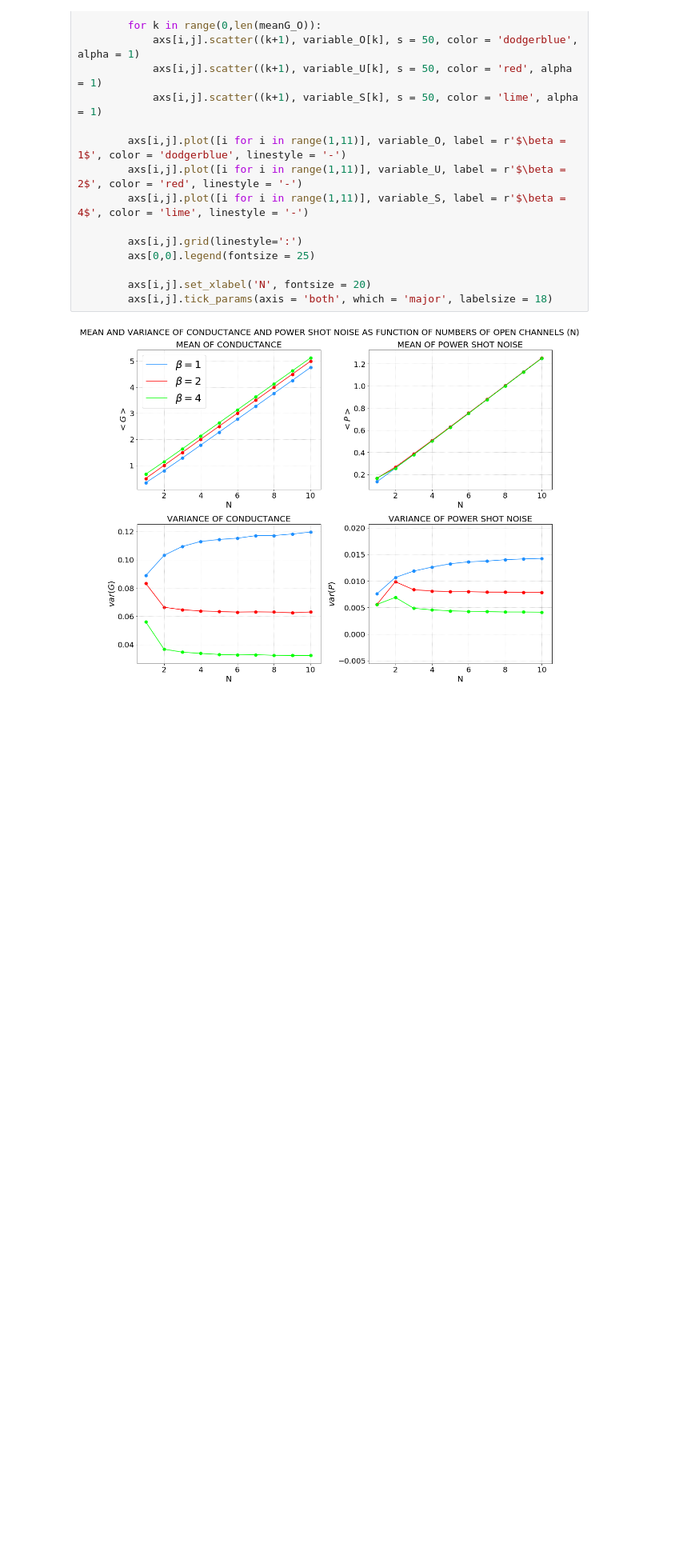
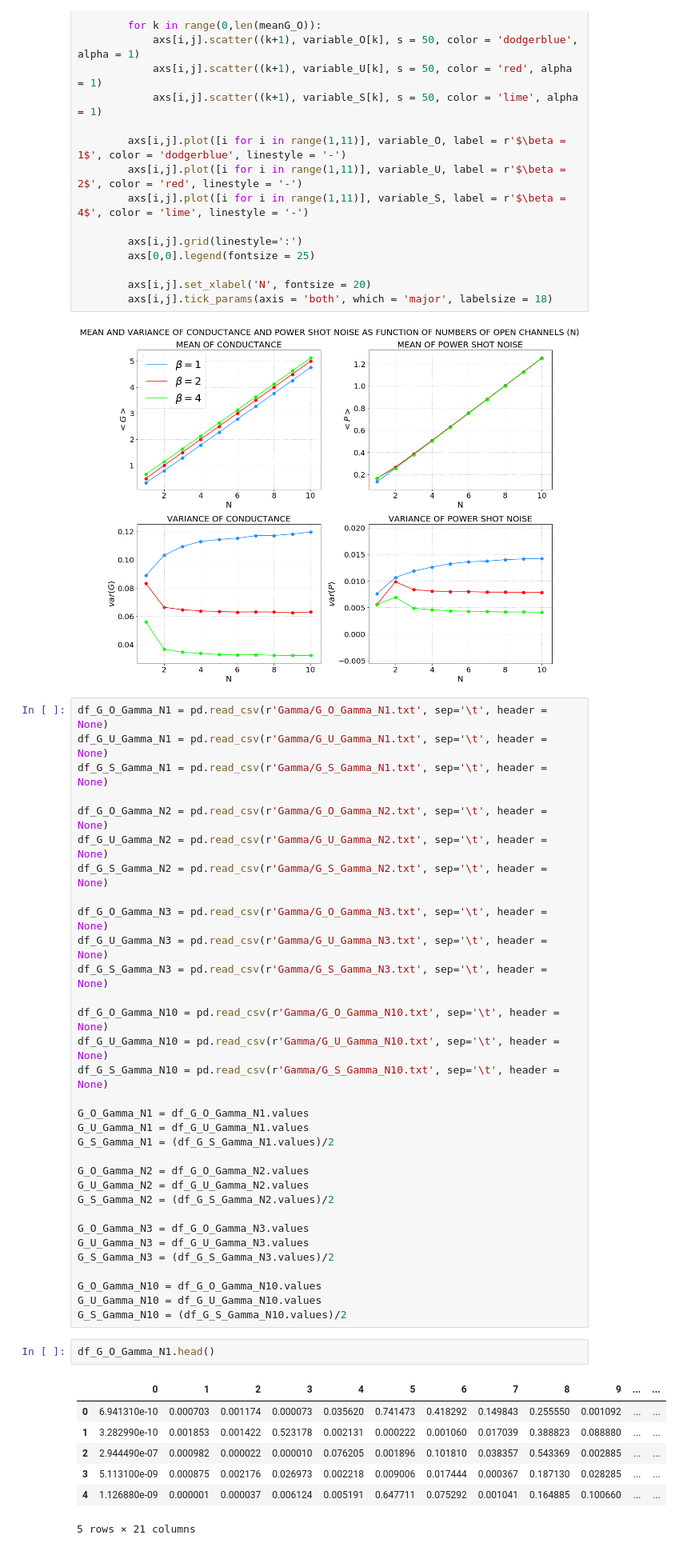
Before and after one commit to Rafffaelb/Schrodinger_Billiard, a Jupyter notebook: Conductance_ShotNoise/Data_Analysis/Conductance_ShotNoise.ipynb, the cells around one changed output. Shown at 80% size. Saved outputs shown, nothing was run; the diff lists cells and outputs as text; blank space fills up the shorter version.

```diff
--- a/Conductance_ShotNoise/Data_Analysis/Conductance_ShotNoise.ipynb
+++ b/Conductance_ShotNoise/Data_Analysis/Conductance_ShotNoise.ipynb
@@ -211,3 +211,45 @@ for i in range(0,2):
         axs[i,j].tick_params(axis = 'both', which = 'major', labelsize = 18)
 # %% [output]
 [figure]
+# %%
+df_G_O_Gamma_N1 = pd.read_csv(r'Gamma/G_O_Gamma_N1.txt', sep='\t', header = None)
+df_G_U_Gamma_N1 = pd.read_csv(r'Gamma/G_U_Gamma_N1.txt', sep='\t', header = None)
+df_G_S_Gamma_N1 = pd.read_csv(r'Gamma/G_S_Gamma_N1.txt', sep='\t', header = None)
+
+df_G_O_Gamma_N2 = pd.read_csv(r'Gamma/G_O_Gamma_N2.txt', sep='\t', header = None)
+df_G_U_Gamma_N2 = pd.read_csv(r'Gamma/G_U_Gamma_N2.txt', sep='\t', header = None)
+df_G_S_Gamma_N2 = pd.read_csv(r'Gamma/G_S_Gamma_N2.txt', sep='\t', header = None)
+
+df_G_O_Gamma_N3 = pd.read_csv(r'Gamma/G_O_Gamma_N3.txt', sep='\t', header = None)
+df_G_U_Gamma_N3 = pd.read_csv(r'Gamma/G_U_Gamma_N3.txt', sep='\t', header = None)
+df_G_S_Gamma_N3 = pd.read_csv(r'Gamma/G_S_Gamma_N3.txt', sep='\t', header = None)
+
+df_G_O_Gamma_N10 = pd.read_csv(r'Gamma/G_O_Gamma_N10.txt', sep='\t', header = None)
+df_G_U_Gamma_N10 = pd.read_csv(r'Gamma/G_U_Gamma_N10.txt', sep='\t', header = None)
+df_G_S_Gamma_N10 = pd.read_csv(r'Gamma/G_S_Gamma_N10.txt', sep='\t', header = None)
+
+G_O_Gamma_N1 = df_G_O_Gamma_N1.values
+G_U_Gamma_N1 = df_G_U_Gamma_N1.values
+G_S_Gamma_N1 = (df_G_S_Gamma_N1.values)/2
+
+G_O_Gamma_N2 = df_G_O_Gamma_N2.values
+G_U_Gamma_N2 = df_G_U_Gamma_N2.values
+G_S_Gamma_N2 = (df_G_S_Gamma_N2.values)/2
+
+G_O_Gamma_N3 = df_G_O_Gamma_N3.values
+G_U_Gamma_N3 = df_G_U_Gamma_N3.values
+G_S_Gamma_N3 = (df_G_S_Gamma_N3.values)/2
+
+G_O_Gamma_N10 = df_G_O_Gamma_N10.values
+G_U_Gamma_N10 = df_G_U_Gamma_N10.values
+G_S_Gamma_N10 = (df_G_S_Gamma_N10.values)/2
+# %%
+df_G_O_Gamma_N1.head()
+# %% [output]
+|  | 0 | 1 | 2 | 3 | 4 | 5 | 6 | 7 | 8 | 9 | ... | ... |
+| 0 | 6.941310e-10 | 0.000703 | 0.001174 | 0.000073 | 0.035620 | 0.741473 | 0.418292 | 0.149843 | 0.255550 | 0.001092 | ... | ... |
+| 1 | 3.282990e-10 | 0.001853 | 0.001422 | 0.523178 | 0.002131 | 0.000222 | 0.001060 | 0.017039 | 0.388823 | 0.088880 | ... | ... |
+| 2 | 2.944490e-07 | 0.000982 | 0.000022 | 0.000010 | 0.076205 | 0.001896 | 0.101810 | 0.038357 | 0.543369 | 0.002885 | ... | ... |
+| 3 | 5.113100e-09 | 0.000875 | 0.002176 | 0.026973 | 0.002218 | 0.009006 | 0.017444 | 0.000367 | 0.187130 | 0.028285 | ... | ... |
+| 4 | 1.126880e-09 | 0.000001 | 0.000037 | 0.006124 | 0.005191 | 0.647711 | 0.075292 | 0.001041 | 0.164885 | 0.100660 | ... | ... |
+5 rows × 21 columns
```
Also changed, not shown: parts of 2 cells of this notebook, 27 other files.
